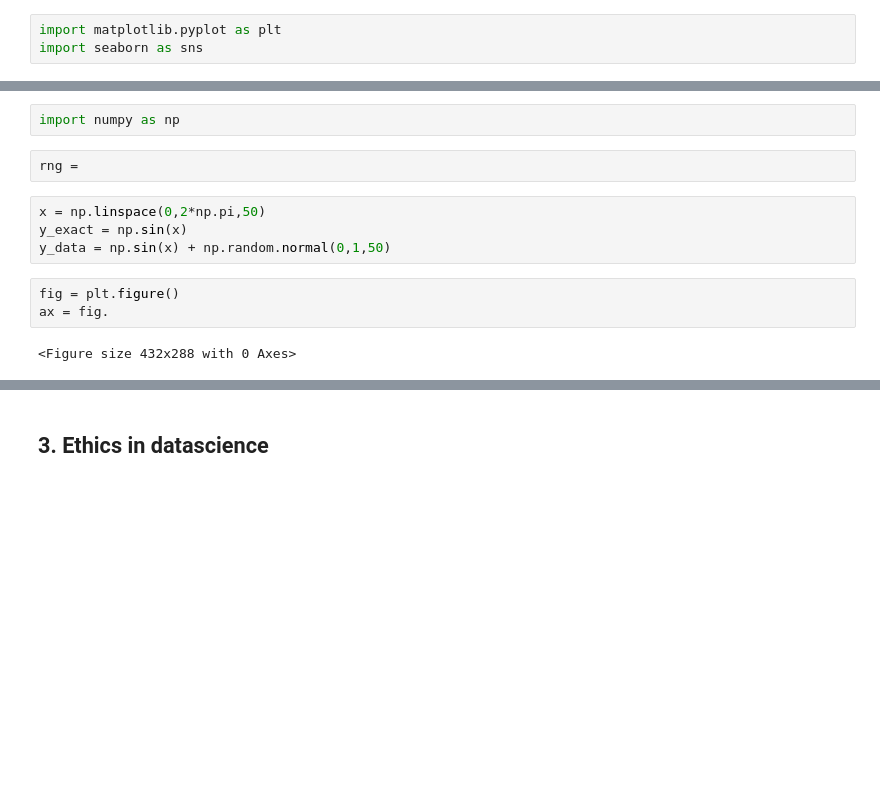
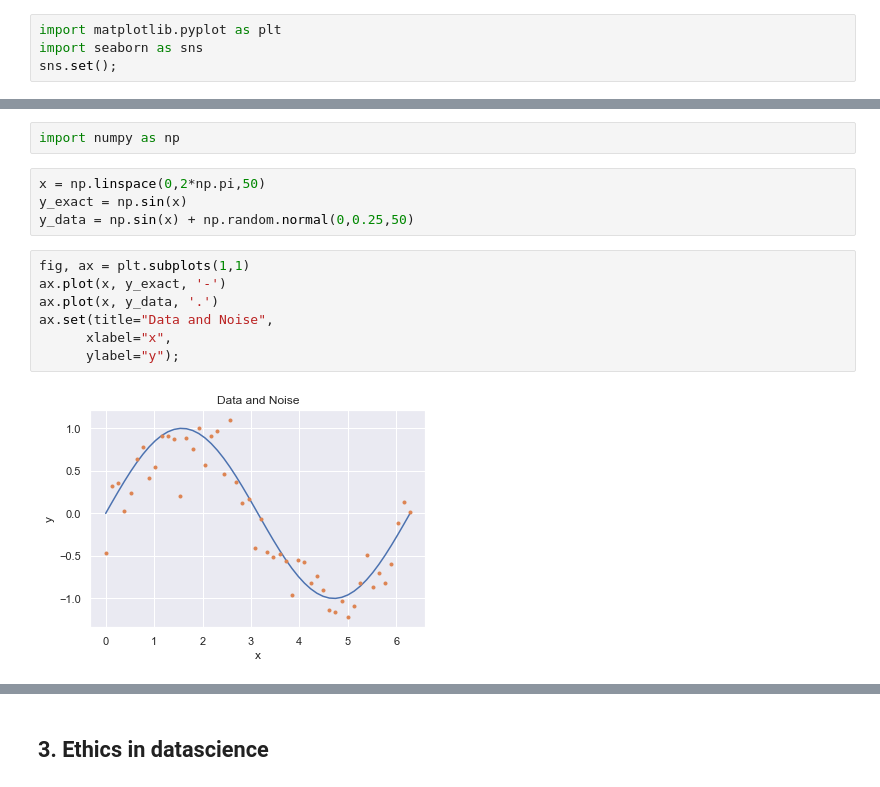
Before and after one commit to samueldy/mecheng-599-006, a Jupyter notebook: source/notebooks/HW09.ipynb, the cells around one changed output, grey strips where cells are left out. Saved outputs shown, nothing was run; the diff lists cells and outputs as text; blank space fills up the shorter version.

```diff
--- a/source/notebooks/HW09.ipynb
+++ b/source/notebooks/HW09.ipynb
@@ -23,18 +23,21 @@ Using area differences (quadratic differences) to indicate linear differences, b
 # %%
 import matplotlib.pyplot as plt
 import seaborn as sns
+sns.set();
 # %% [markdown]
 ##### ii. Using  your own data or example data (in source/notebooks/examples), make three types of visualizations (e.g. the three types you use most or expect to use most). Feel free to follow examples from the class notebooks or library galleries, but practice making modifications to them.
 # %%
 import numpy as np
-# %%
-rng =
 # %%
 x = np.linspace(0,2*np.pi,50)
 y_exact = np.sin(x)
-y_data = np.sin(x) + np.random.normal(0,1,50)
+y_data = np.sin(x) + np.random.normal(0,0.25,50)
-# %%
-fig = plt.figure()
-ax = fig.
-# %% [output]
-<Figure size 432x288 with 0 Axes>
+# %%
+fig, ax = plt.subplots(1,1)
+ax.plot(x, y_exact, '-')
+ax.plot(x, y_data, '.')
+ax.set(title="Data and Noise",
+      xlabel="x",
+      ylabel="y");
+# %% [output]
+[figure, added]
```
Also changed, not shown: parts of 7 cells of this notebook, 1 other file.
